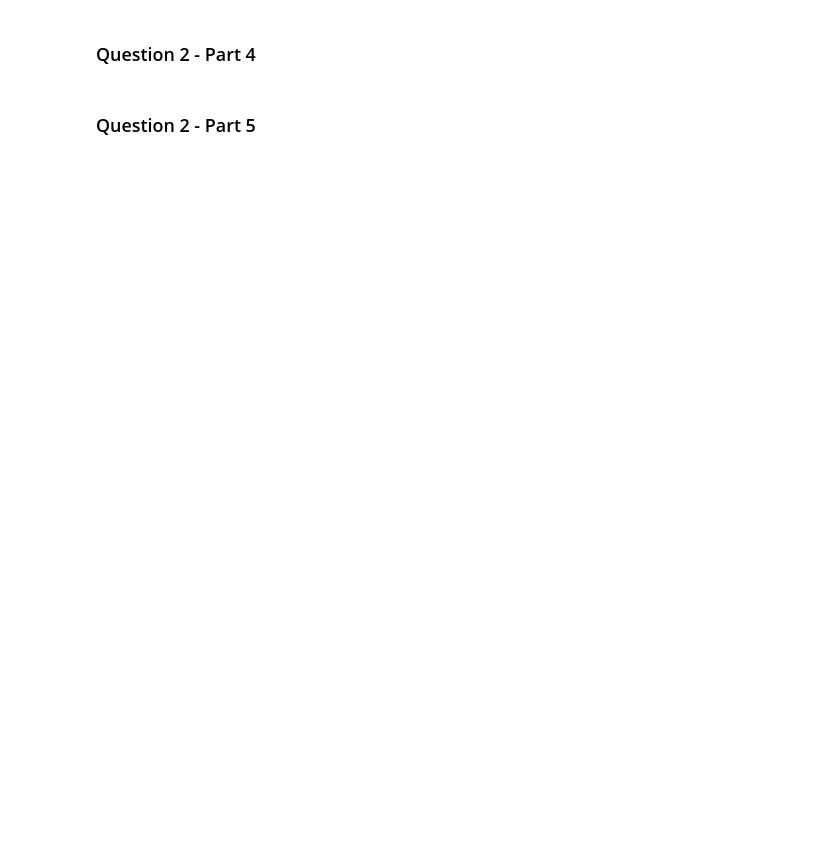
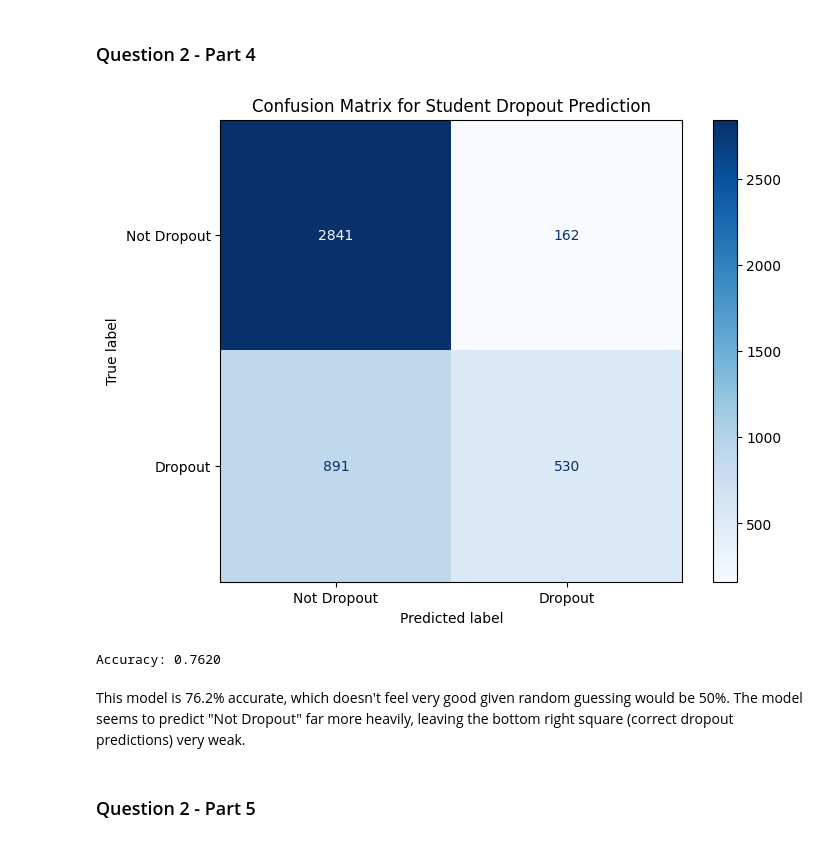
Before and after one commit to thomashooks53/undergrad_ml_assignments, a Jupyter notebook: 05_assignment_glm.ipynb, the cells around one changed output. Cells and saved outputs as stored; diff of their text form; code cells hidden in the pictures; blank space fills up the shorter version.

```diff
--- a/05_assignment_glm.ipynb
+++ b/05_assignment_glm.ipynb
@@ -107,4 +222,26 @@ The relevant variables are:
 # %% [markdown]
 ### Question 2 - Part 4
+# %%
+from sklearn.metrics import confusion_matrix, accuracy_score, ConfusionMatrixDisplay
+
+
+df['preds'] = model.predict(X)
+
+conf_matrix = confusion_matrix(df['Binary_Target'], df['preds'])
+disp = ConfusionMatrixDisplay(confusion_matrix=conf_matrix,
+                              display_labels=['Not Dropout', 'Dropout'])
+
+fig, ax = plt.subplots(figsize=(8, 6))
+disp.plot(cmap='Blues', ax=ax)
+plt.title('Confusion Matrix for Student Dropout Prediction')
+plt.show()
+
+accuracy = accuracy_score(df['Binary_Target'], df['preds'])
+print(f"\nAccuracy: {accuracy:.4f}")
+# %% [output]
+[figure, added]
+Accuracy: 0.7620
+# %% [markdown]
+This model is 76.2% accurate, which doesn't feel very good given random guessing would be 50%. The model seems to predict "Not Dropout" far more heavily, leaving the bottom right square (correct dropout predictions) very weak.
 # %% [markdown]
 ### Question 2 - Part 5
```
Also changed, not shown: parts of 19 cells of this notebook.
